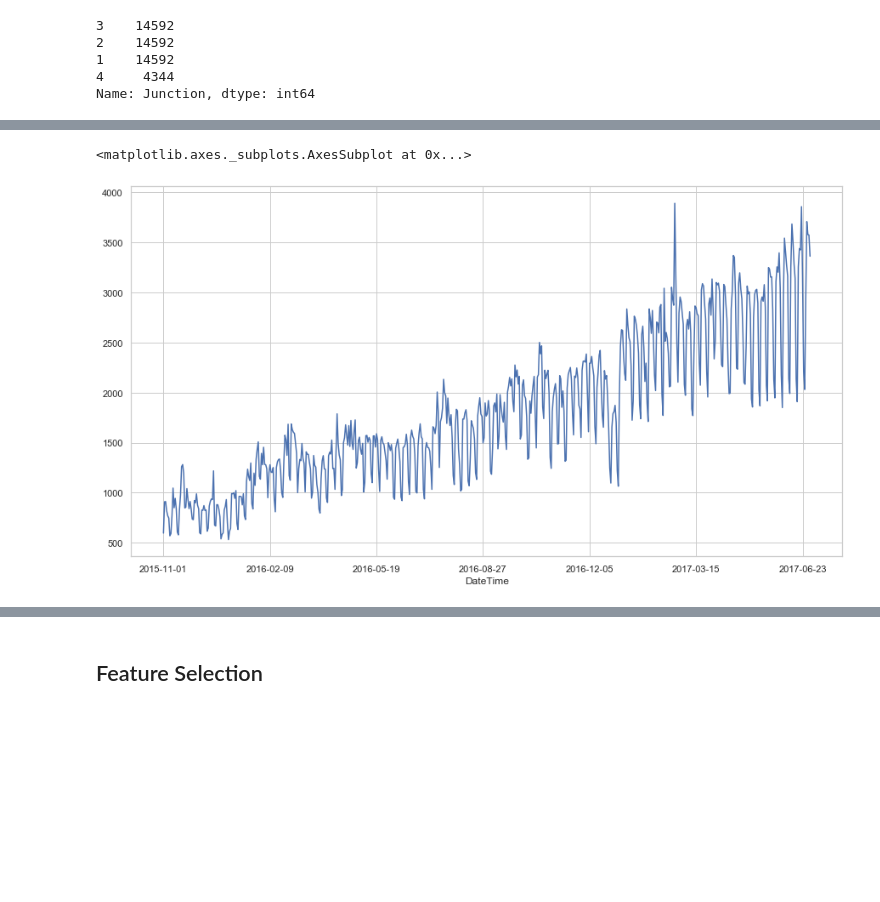
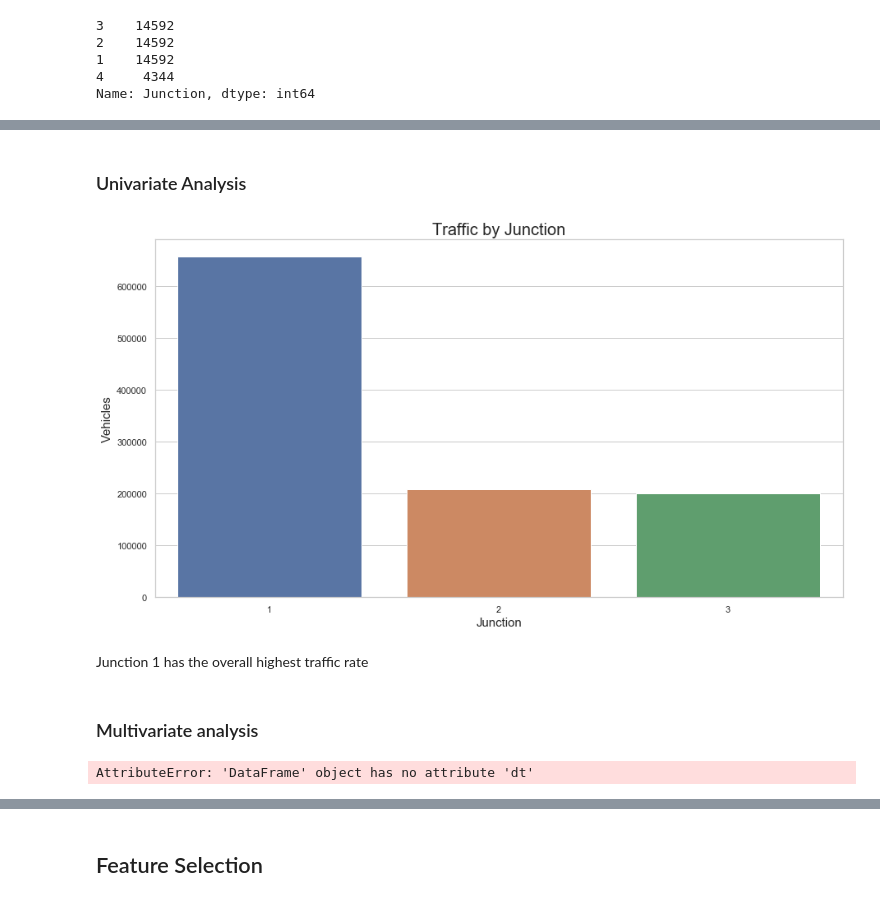
Before and after one commit to eniola-f/Traffic_prediction, a Jupyter notebook: Traffic_prediction.ipynb, the cells around one changed output, grey strips where cells are left out. Cells and saved outputs as stored; diff of their text form; code cells hidden in the pictures; blank space fills up the shorter version.

```diff
--- a/Traffic_prediction.ipynb
+++ b/Traffic_prediction.ipynb
@@ -298,0 +256,4 @@ import matplotlib.pyplot as plt
+# %%
+# Creating a dataframe that shows total traffic by the junction
+junction_volume = pd.DataFrame(new_df.Vehicles.groupby(new_df["Junction"]).sum())
+junction_volume
@@ -299,8 +266,23 @@ import matplotlib.pyplot as plt
+# %%
+junction_volume = junction_volume.reset_index()
+# %% [markdown]
+### Univariate Analysis
 # %%
 # Set plot style and figure size
 sns.set(style="whitegrid", rc={"figure.figsize":(15, 8)})
+# %%
+sns.barplot(x="Junction", y="Vehicles", data=junction_volume)
+
+plt.title('Traffic by Junction', fontsize=20)
+plt.xlabel('Junction', fontsize=15)
+plt.ylabel('Vehicles', fontsize=15);
+# %% [output]
+[figure, added]
+# %% [markdown]
+Junction 1 has the overall highest traffic rate
+# %% [markdown]
+### Multivariate analysis
 # %%
-df.Vehicles.groupby(df["DateTime"].dt.strftime("%Y-%m-%d")).sum().plot()
+new_df.Vehicles.groupby(new_df[["DateTime", "Junction"]].dt.strftime("%Y-%m-%d")).sum()
 # %% [output]
-<matplotlib.axes._subplots.AxesSubplot at 0x...>
+AttributeError: 'DataFrame' object has no attribute 'dt'
-[figure, removed]
```
Also changed, not shown: parts of 130 cells of this notebook.
